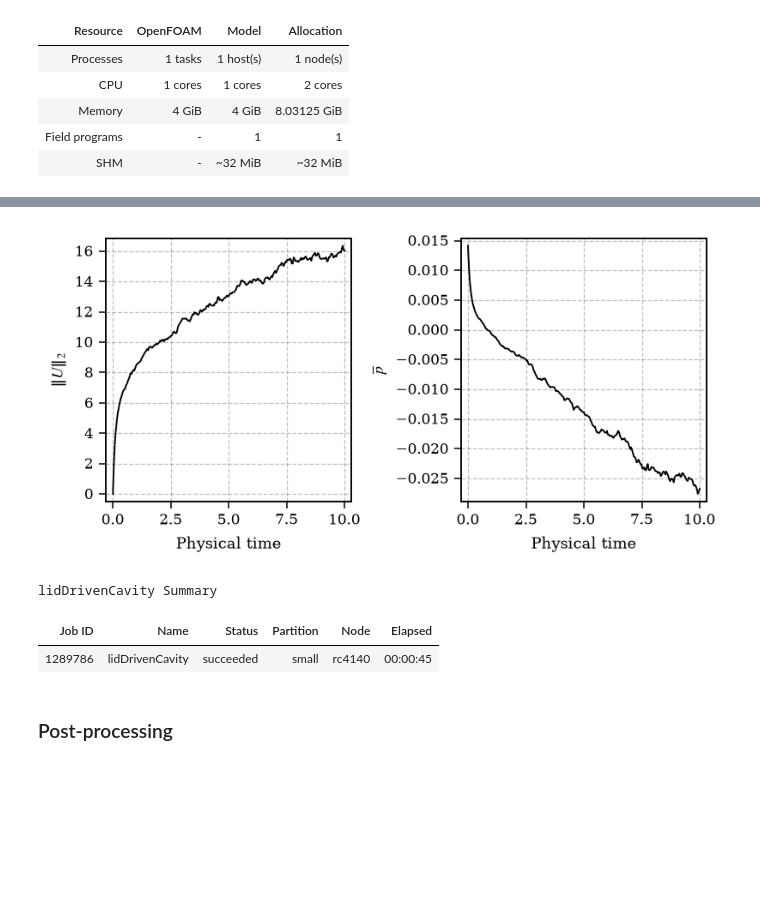
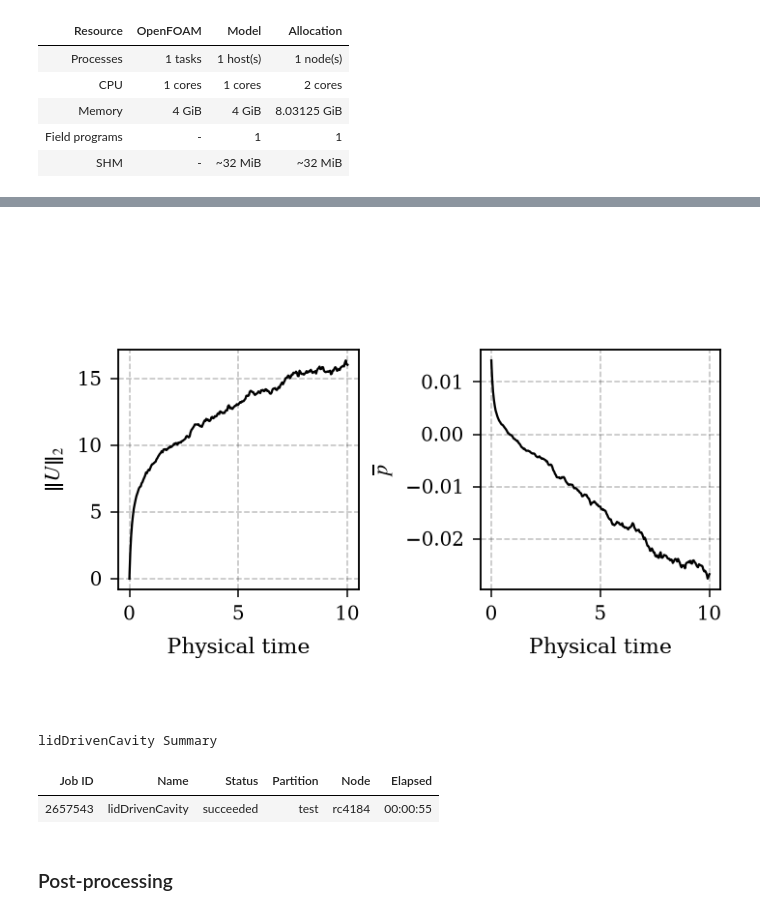
Before and after one commit to PentagonToy/FoamNordic, a Jupyter notebook: tutorials/foamnordic_tutorials/incompressible/field_exchange_lid_driven_cavity.ipynb, the cells around one changed output, grey strips where cells are left out. Drawn from its saved outputs; the diff is of its cells as text; code cells hidden in the pictures; blank space fills up the shorter version.

Commit message:
Simplify tutorial configuration and mask project identifiers

```diff
--- a/tutorials/foamnordic_tutorials/incompressible/field_exchange_lid_driven_cavity.ipynb
+++ b/tutorials/foamnordic_tutorials/incompressible/field_exchange_lid_driven_cavity.ipynb
@@ -45,8 +45,8 @@ PALETTE = hdg.get_palette()
 hdg.set_style()
 # %%
 # HPC configuration
-ACCOUNT = "<allocation-account>" # e.g. project_xxxxxxx
-PARTITION = "small"
+ACCOUNT = "project_xxxxxxx" # e.g. project_xxxxxxx
+PARTITION = "test"
 TIME = "00:15:00"
 N_NODES = 1
 N_TASKS = 1
@@ -107,7 +107,6 @@ case = fno.OpenFOAM.Case(
     shell="bash",
     application="pimpleFoam",
     ranks=N_TASKS,
-    integration=None,
 )
 
 case.initialize(ranks=N_TASKS, mesh="blockMesh", validate_mesh=True);
@@ -128,14 +127,10 @@ observations = fno.Observe(
 # Connect the OpenFOAM case and execution resources
 longship = fno.Longship(
     case=case,
-    closures=(),
     transforms=(velocity_transform,),
     observations=(observations,),
-    placement=fno.Attached(model_cpus_per_node=None, data_path="auto"),
     scheduler=scheduler,
-    name=None,
     verbose=True,
-    numerics="convenient",
 )
 # %% [output]
 lidDrivenCavity Resource Plan
@@ -147,15 +142,7 @@ lidDrivenCavity Resource Plan
 | SHM | - | ~32 MiB | ~32 MiB |
 # %%
 # Launch the workload
-run = longship.launch(
-    start_timeout=900.0,
-    readiness_timeout=120.0,
-    receive_memory_bytes=None,
-    profile_every=0,
-    termination_grace=30.0,
-    orphan_timeout=30.0,
-    verbose=None,
-)
+run = longship.launch(verbose=None)
 # %% [output]
 [FoamNordic] Preparing mesh with blockMesh: lidDrivenCavity
 [FoamNordic] Mesh is ready: lidDrivenCavity
@@ -167,35 +153,36 @@ run = longship.launch(
 # Plot observations while the solver is running
 records = []
 figure, axes = plt.subplots(1, 2, figsize=hdg.figsize(column="double"), layout="constrained")
+hdg.plots.square(ax=axes)
 velocity_line, = axes[0].plot([], [], color=PALETTE["black"])
 pressure_line, = axes[1].plot([], [], color=PALETTE["black"])
 
 axes[0].set_xlabel("Physical time")
 axes[0].set_ylabel(r"$\Vert U \Vert_2$")
 axes[1].set_xlabel("Physical time")
 axes[1].set_ylabel(r"$\overline{p}$")
 
 display_handle = display(figure, display_id=True)
 
 for record in run.observe(poll_interval=0.1, progress=True):
     records.append(record)
     physical_time = [item.time for item in records]
     velocity_l2 = [item.summary["U"].l2 for item in records]
     pressure_mean = [item.summary["p"].mean for item in records]
 
     velocity_line.set_data(physical_time, velocity_l2)
     pressure_line.set_data(physical_time, pressure_mean)
 
     for axis in axes:
         axis.relim()
         axis.autoscale_view()
         axis.grid(alpha=0.25)
 
     display_handle.update(figure)
 
 plt.close(figure)
 # %% [output]
-[figure, old version]
+[figure, new version]
 # %%
 # Wait for the job to complete (polling the job status)
 result = run.stop(force=False, timeout=3600, progress=True)
@@ -205,7 +192,7 @@ result.summary(style="compact", display=True);
 # %% [output]
 lidDrivenCavity Summary
 | Job ID | Name | Status | Partition | Node | Elapsed |
-| 1289786 | lidDrivenCavity | succeeded | small | rc4140 | 00:00:45 |
+| 2657543 | lidDrivenCavity | succeeded | test | rc4184 | 00:00:55 |
 # %% [markdown]
 ### Post-processing
 # %%
```
Also changed, not shown: parts of 3 cells of this notebook, 8 other files.
